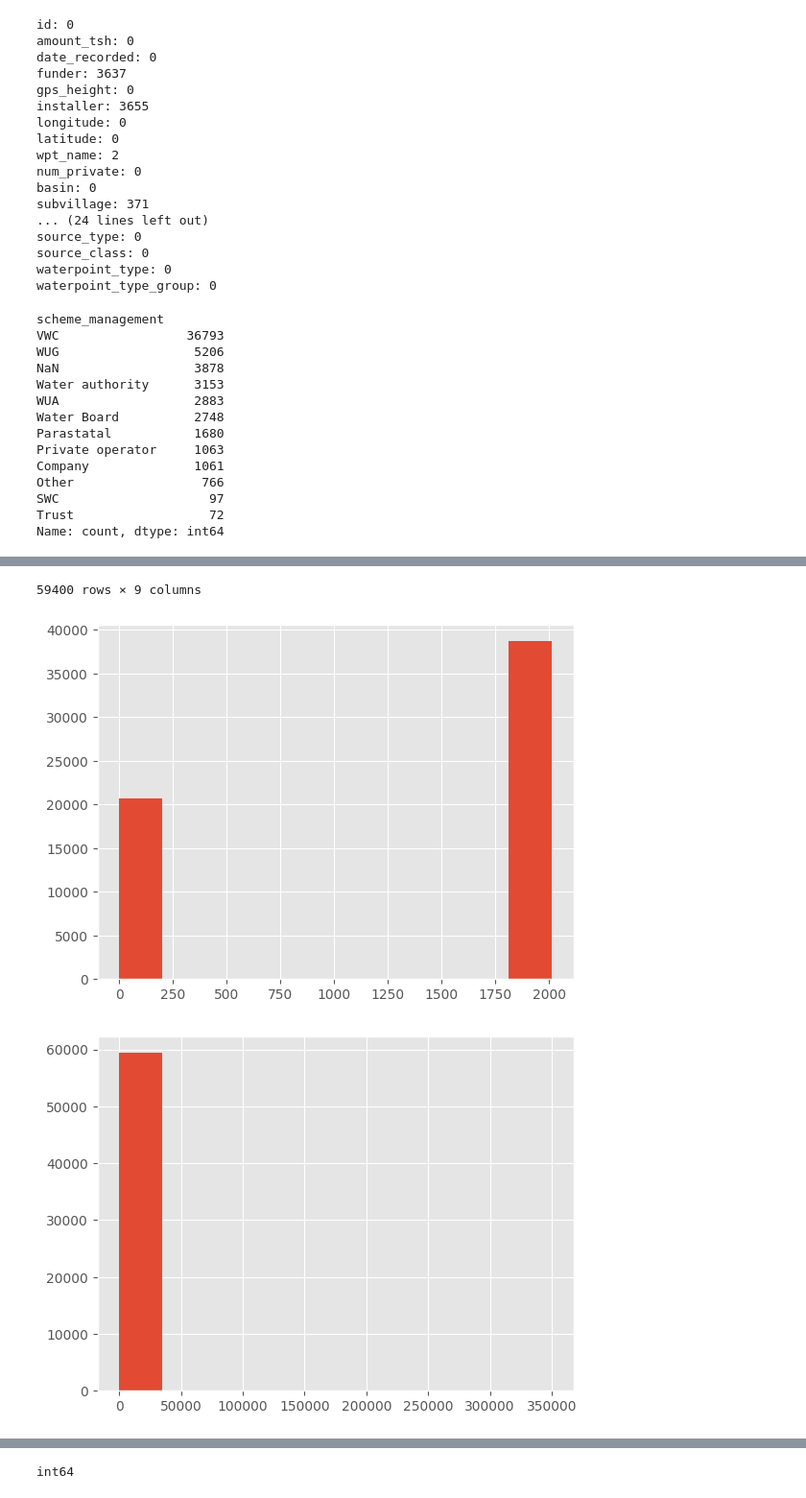
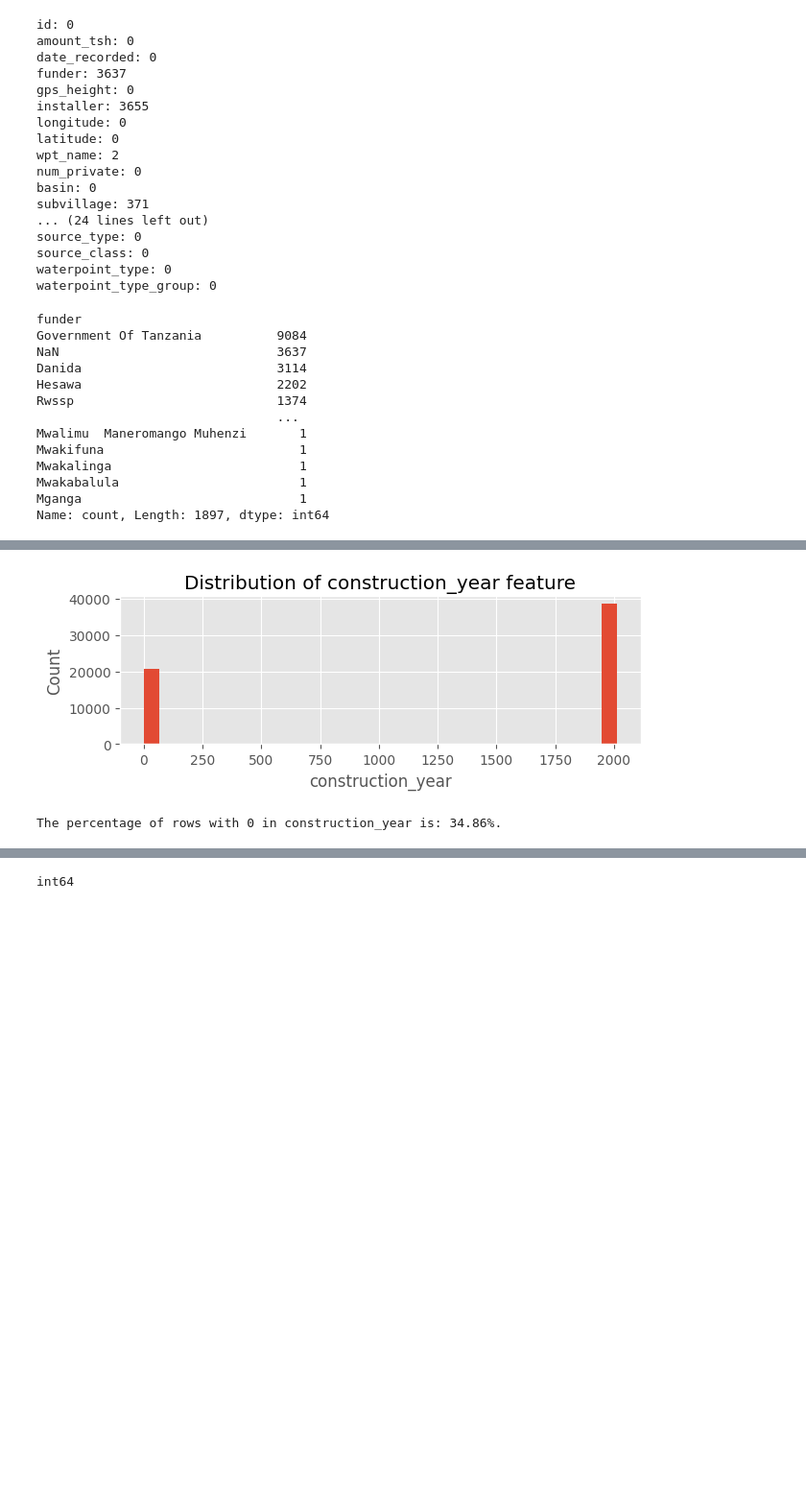
Before and after one commit to jimenacotera/Supervised-ML-Model-Comparison-and-Hyper-parameter-Optimisation, a Jupyter notebook: p1-part1.ipynb, the cells around one changed output, grey strips where cells are left out. Shown at 96% size. Saved outputs shown, nothing was run; the diff lists cells and outputs as text; code cells hidden in the pictures; blank space fills up the shorter version.

```diff
--- a/p1-part1.ipynb
+++ b/p1-part1.ipynb
@@ -201,50 +181,42 @@ waterpoint_type: 0
 waterpoint_type_group: 0
 # %%
 # For each column find the possible values when categorical
-train_values.value_counts(subset="scheme_management", dropna=False)
+train_values.value_counts(subset="funder", dropna=False)
 # %% [output]
-scheme_management
-VWC                 36793
-WUG                  5206
-NaN                  3878
-Water authority      3153
-WUA                  2883
-Water Board          2748
-Parastatal           1680
-Private operator     1063
-Company              1061
-Other                 766
-SWC                    97
-Trust                  72
-Name: count, dtype: int64
+funder
+Government Of Tanzania          9084
+NaN                             3637
+Danida                          3114
+Hesawa                          2202
+Rwssp                           1374
+                                ...
+Mwalimu  Maneromango Muhenzi       1
+Mwakifuna                          1
+Mwakalinga                         1
+Mwakabalula                        1
+Mganga                             1
+Name: count, Length: 1897, dtype: int64
 # %%
-# Plot histograms for the numeric features to detect which ones have missing data
+# Visualisation of numerical features
 
 # Identify features that are numerical
 df_num = train_values.select_dtypes(include=["float64", "int64"], exclude=["object"]).drop(columns=["id"])
-display(df_num)
 
 
-
+# construction_year numerical feature
 # Construction year = 0 means missing data
+plt.figure(figsize=(7,2))
+plt.title('Distribution of construction_year feature')
+plt.xlabel('construction_year')
+plt.ylabel('Count')
 feature = "construction_year"
 vals = df_num[feature].values # this line takes all values of construction_year column, and put them into a 1-d array
-plt.hist(vals) # show a histogram of the values
+plt.hist(x=vals, bins=30) # show a histogram of the values
 plt.show()
 
+percentage = round(((train_values["construction_year"]==0).sum()/len(train_values["construction_year"]!=0)*100),2)
+print("The percentage of rows with 0 in construction_year is: " + str(percentage) + "%.")
 
 
-
-# TODO Might need to handle some outlier data
-# TODO Plot the rest of the numeric features using a loop
-feature = "amount_tsh"
-plt.hist(df_num[feature])
-plt.show()
-
-# for f in df_num:
-#     print(f)
-#     plt.hist(df_num[f])
-#     plt.show()
-
-# Assumming the negative values for gps_height are correct as we are dealing with wells
+# The percentage of rows with 0 for construction_year is 3
 # %% [output]
@@ -263,3 +223,2 @@ plt.show()
+[figure, new version]
-59400 rows × 9 columns
+The percentage of rows with 0 in construction_year is: 34.86%.
-[figure, old version]
-[figure, removed]
```
Also changed, not shown: parts of 10 cells of this notebook.
